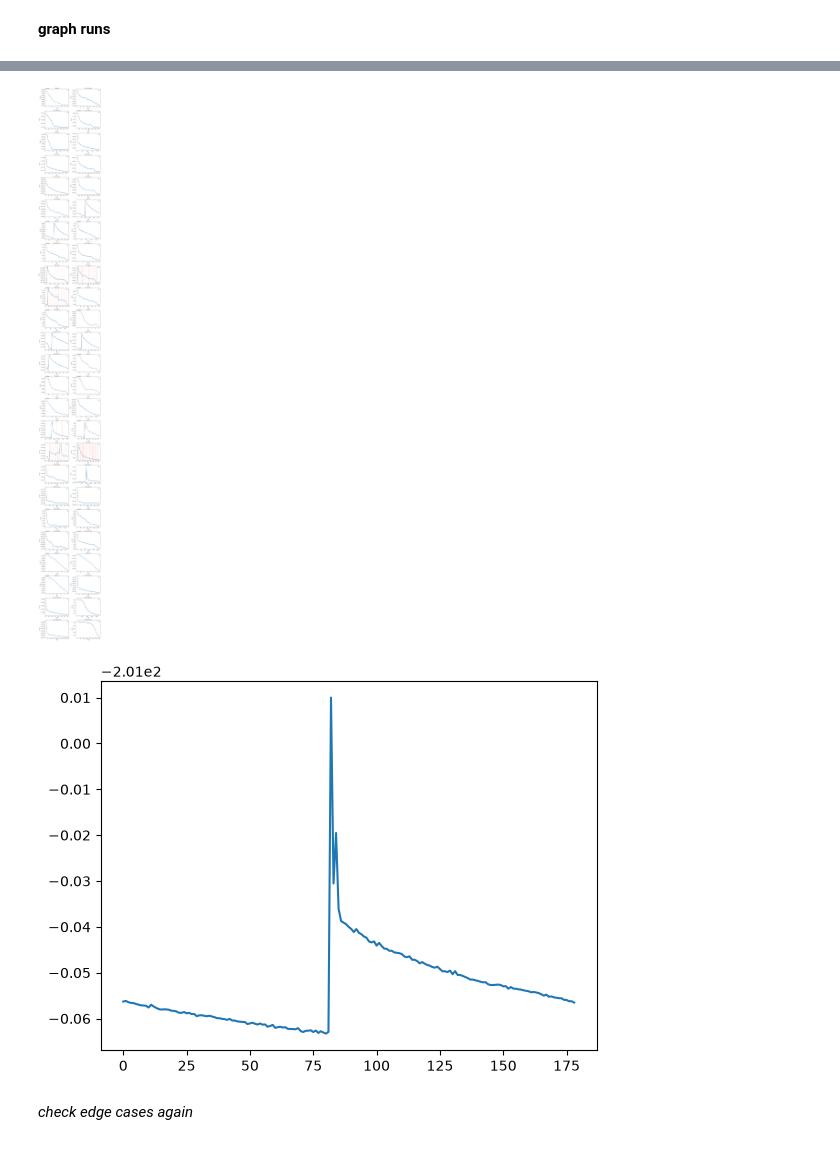
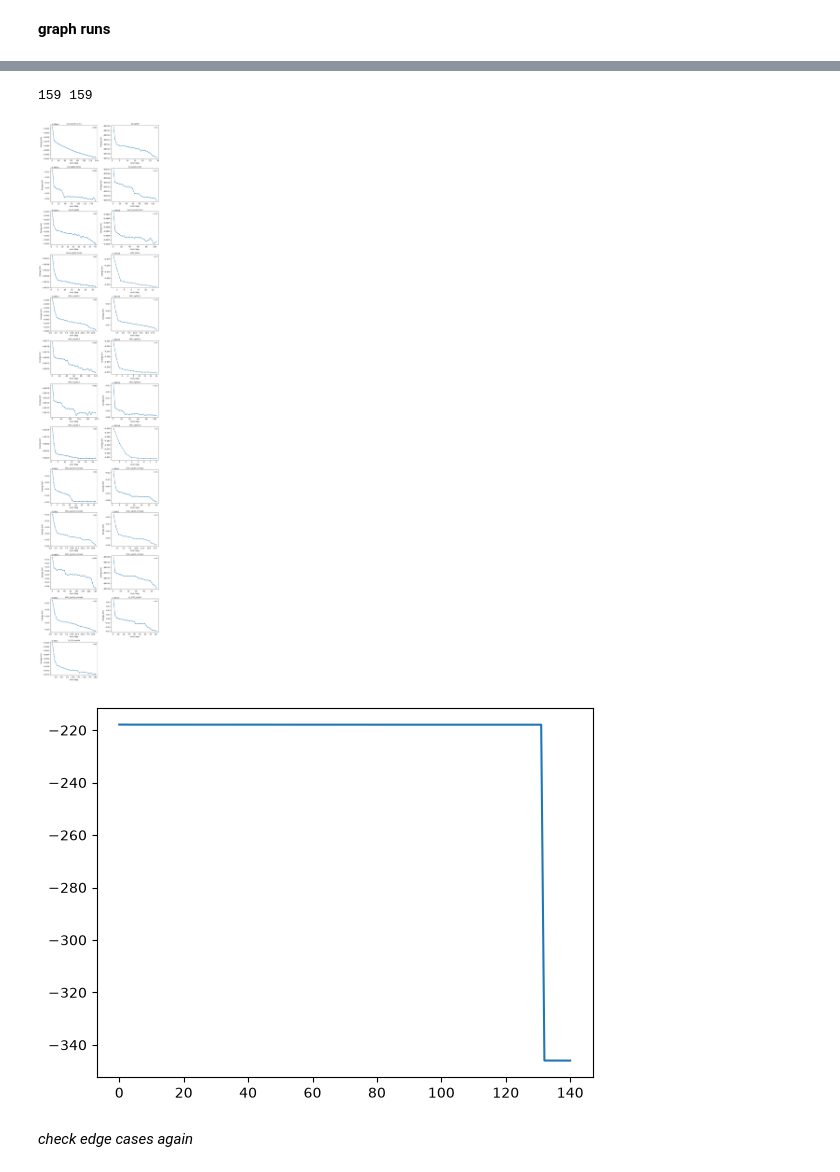
Before and after one commit to zbschwab/finetuned-mlips, a Jupyter notebook: data-processing/ag-data-selection.ipynb, the cells around one changed output, grey strips where cells are left out. Cells and saved outputs as stored; diff of their text form; code cells hidden in the pictures.

```diff
--- a/data-processing/ag-data-selection.ipynb
+++ b/data-processing/ag-data-selection.ipynb
@@ -252,8 +248,12 @@ def get_nsw(folder, max_n, incar_dir="incars"):
 
 def compare_to_nsw(folder, outcar_dir="outcars", incar_dir="incars", suffix_map=None):
     max_n = suffix_map.get(folder) if suffix_map else None
-    outcar_name = "OUTCAR" if max_n is None else f"OUTCAR-{max_n}"
+    base_path = f"{outcar_dir}/{folder}_OUTCAR"
+    if os.path.exists(base_path):
+        outcar_name = "OUTCAR"
+    else:
+        outcar_name = f"OUTCAR-{max_n}"
     actual = len(get_energies(f"{outcar_dir}/{folder}_{outcar_name}"))
-    nsw = get_nsw(folder, max_n, incar_dir)
+    nsw = get_nsw(folder, incar_dir)
     return {"actual": actual, "nsw": nsw, "hit_limit": nsw is not None and actual >= nsw}
 # %%
@@ -343,8 +340,8 @@ def plot_energy_trajectories(folders, outcar_dir="outcars", suffix_map=None):
         except Exception as ex:
             ax.text(0.5, 0.5, f"failed: {ex}", ha="center", va="center")
         ax.set_title(folder, fontsize=9)
-        ax.set_xlabel("step")
-        ax.set_ylabel("E (eV)")
+        ax.set_xlabel("Ionic Step")
+        ax.set_ylabel("Energy (eV)")
     for ax in axes[n:]:
         ax.axis("off")
     plt.tight_layout()
@@ -386,0 +359,15 @@ outcars/Ag100_O5Phase_Ovac_withsub_OUTCAR
+# %%
+# names to remove (list-only, keeps files on disk)
+del_names = ["Ag100_OMC"]
+
+for name in del_names:
+    if name in foldernames:
+        foldernames.remove(name)
+        print(f"Removed from list -> {name}")
+    else:
+        print(f"Not found -> {name}")
+
+with open(f"{CACHE}/screened_foldernames.txt", "w") as f:
+    f.write("\n".join(foldernames))
+
+print(f"Total items: {len(foldernames)}")
@@ -396,5 +386,5 @@ print(f"Total items: {len(foldernames)}")
 # %%
 # (optional) read in from last cache
 
-with open("cache/screened_foldernames.txt", "r") as f:
+with open(f"{CACHE}/screened_foldernames.txt", "r") as f:
     foldernames = [line.strip() for line in f if line.strip()]
@@ -404,19 +396,33 @@ with open("cache/screened_foldernames.txt", "r") as f:
+# %%
+# another round of keyword filtering, if needed
+
+with open(f"{CACHE}/screened_foldernames.txt", "r", encoding="utf-8") as f:
+    screenednames = [line.strip() for line in f]
+
+exclude = {"minhop", "gas"}
+
+screenednames = [v for v in screenednames if not any(sub in v for sub in exclude)]
+
+print(len(screenednames), len(foldernames))
+# foldernames = screenednames
+# %% [output]
+159 159
 # %%
-folderlist = foldernames[100:150]
+folderlist = foldernames[150:]
 suffix_map = build_suffix_map(foldernames)
 
 plot_energy_trajectories(folderlist, suffix_map=suffix_map)
 # %% [output]
-[figure, old version]
+[figure, new version]
 # %%
 # graph individual runs (naive)
 
-e_traj = get_energies("outcars/2CO3_AA_OUTCAR")
-e_traj.extend(get_energies("outcars/2CO3_AA_OUTCAR-1"))
+e_traj = get_energies("outcars/Ag100_OMC_OUTCAR")
+e_traj.extend(get_energies("outcars/Ag100_OMC_OUTCAR-1"))
 
 idxs = list(range(0, len(e_traj)))
 
 plt.plot(idxs, e_traj)
 plt.show()
 # %% [output]
-[figure, old version]
+[figure, new version]
```
Also changed, not shown: parts of 15 cells of this notebook.
